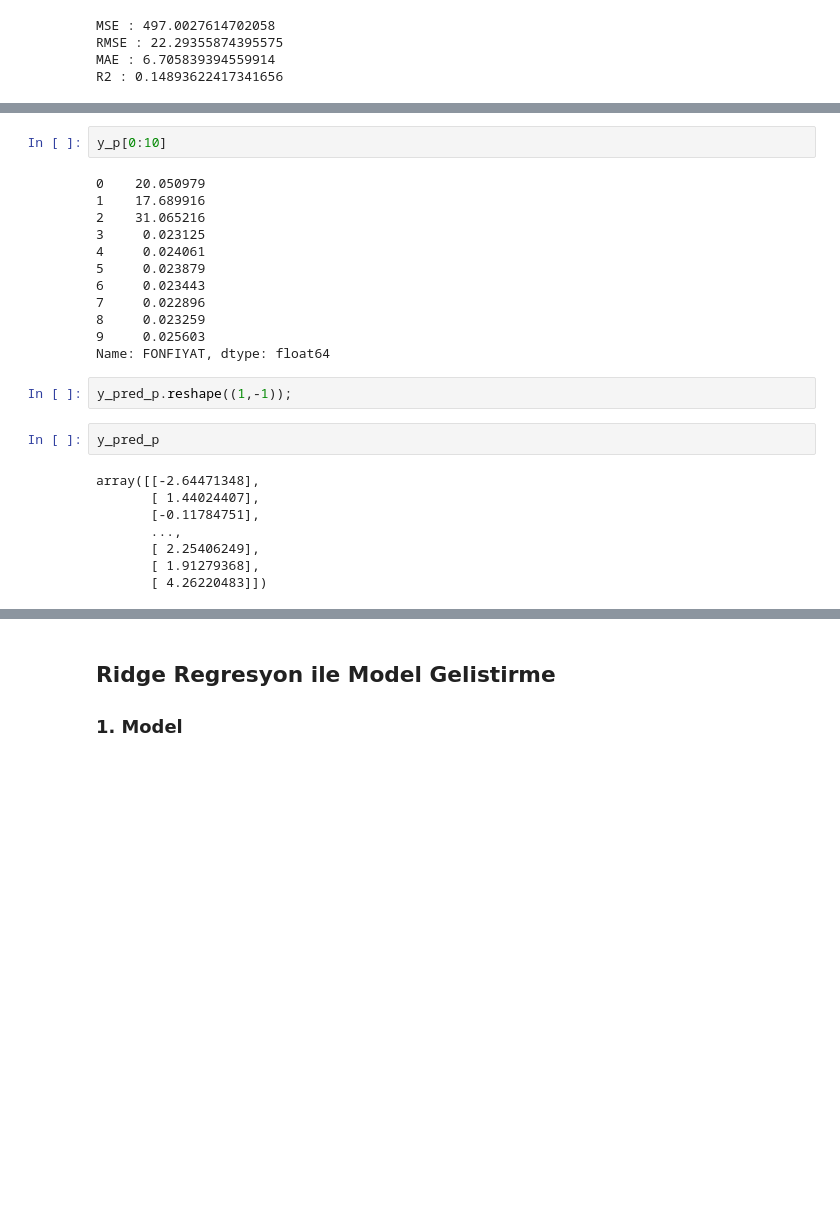
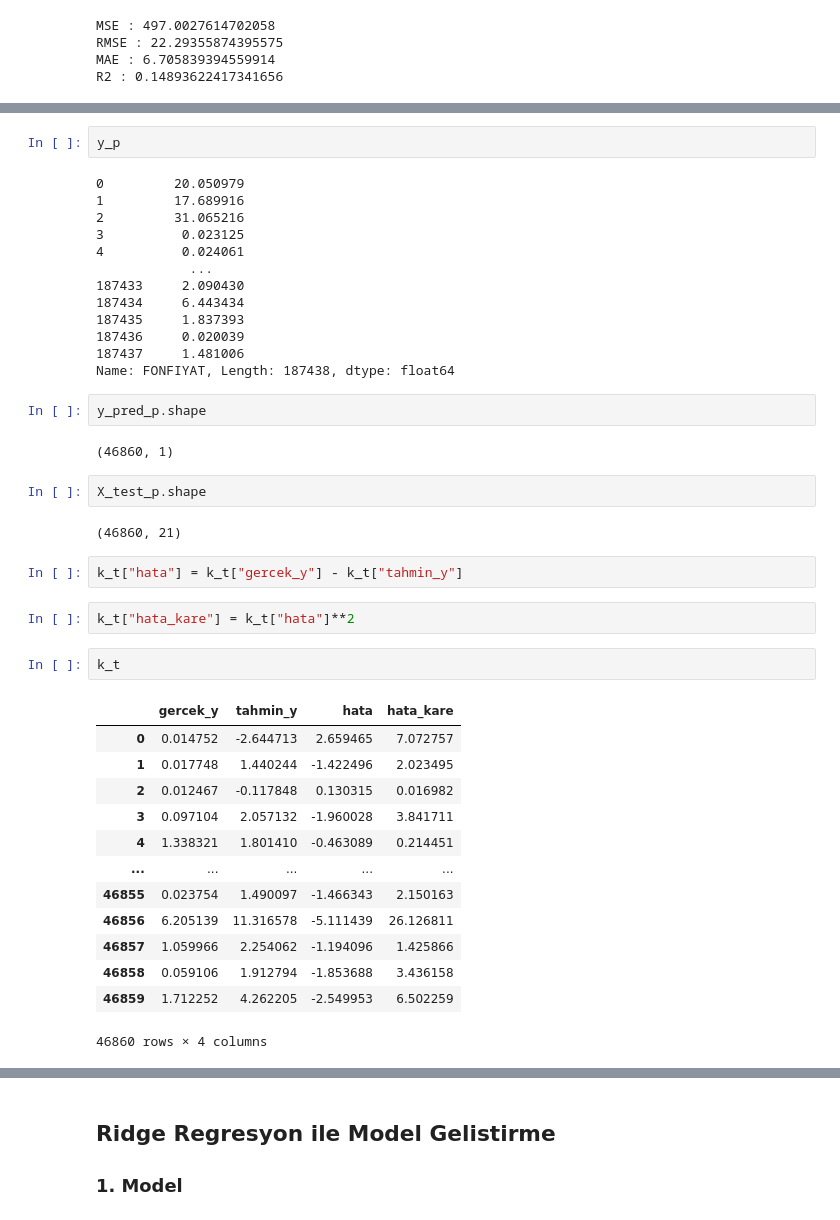
Before and after one commit to sdrttnclskn/tez-calismasi, a Jupyter notebook: tez_uygulama/model.ipynb, the cells around one changed output, grey strips where cells are left out. Cells and saved outputs as stored; diff of their text form; blank space fills up the shorter version.

```diff
--- a/tez_uygulama/model.ipynb
+++ b/tez_uygulama/model.ipynb
@@ -206,26 +220,43 @@ k_t
 # %%
-y_p[0:10]
+y_p
 # %% [output]
-0    20.050979
-1    17.689916
-2    31.065216
-3     0.023125
-4     0.024061
-5     0.023879
-6     0.023443
-7     0.022896
-8     0.023259
-9     0.025603
-Name: FONFIYAT, dtype: float64
+0         20.050979
+1         17.689916
+2         31.065216
+3          0.023125
+4          0.024061
+            ...
+187433     2.090430
+187434     6.443434
+187435     1.837393
+187436     0.020039
+187437     1.481006
+Name: FONFIYAT, Length: 187438, dtype: float64
-# %%
-y_pred_p.reshape((1,-1));
 # %%
-y_pred_p
+y_pred_p.shape
 # %% [output]
-array([[-2.64471348],
-       [ 1.44024407],
-       [-0.11784751],
-       ...,
-       [ 2.25406249],
-       [ 1.91279368],
-       [ 4.26220483]])
+(46860, 1)
+# %%
+X_test_p.shape
+# %% [output]
+(46860, 21)
+# %%
+k_t["hata"] = k_t["gercek_y"] - k_t["tahmin_y"]
+# %%
+k_t["hata_kare"] = k_t["hata"]**2
+# %%
+k_t
+# %% [output]
+|  | gercek_y | tahmin_y | hata | hata_kare |
+| 0 | 0.014752 | -2.644713 | 2.659465 | 7.072757 |
+| 1 | 0.017748 | 1.440244 | -1.422496 | 2.023495 |
+| 2 | 0.012467 | -0.117848 | 0.130315 | 0.016982 |
+| 3 | 0.097104 | 2.057132 | -1.960028 | 3.841711 |
+| 4 | 1.338321 | 1.801410 | -0.463089 | 0.214451 |
+| ... | ... | ... | ... | ... |
+| 46855 | 0.023754 | 1.490097 | -1.466343 | 2.150163 |
+| 46856 | 6.205139 | 11.316578 | -5.111439 | 26.126811 |
+| 46857 | 1.059966 | 2.254062 | -1.194096 | 1.425866 |
+| 46858 | 0.059106 | 1.912794 | -1.853688 | 3.436158 |
+| 46859 | 1.712252 | 4.262205 | -2.549953 | 6.502259 |
+46860 rows × 4 columns
```
Also changed, not shown: parts of 7 cells of this notebook, 1 other file.
